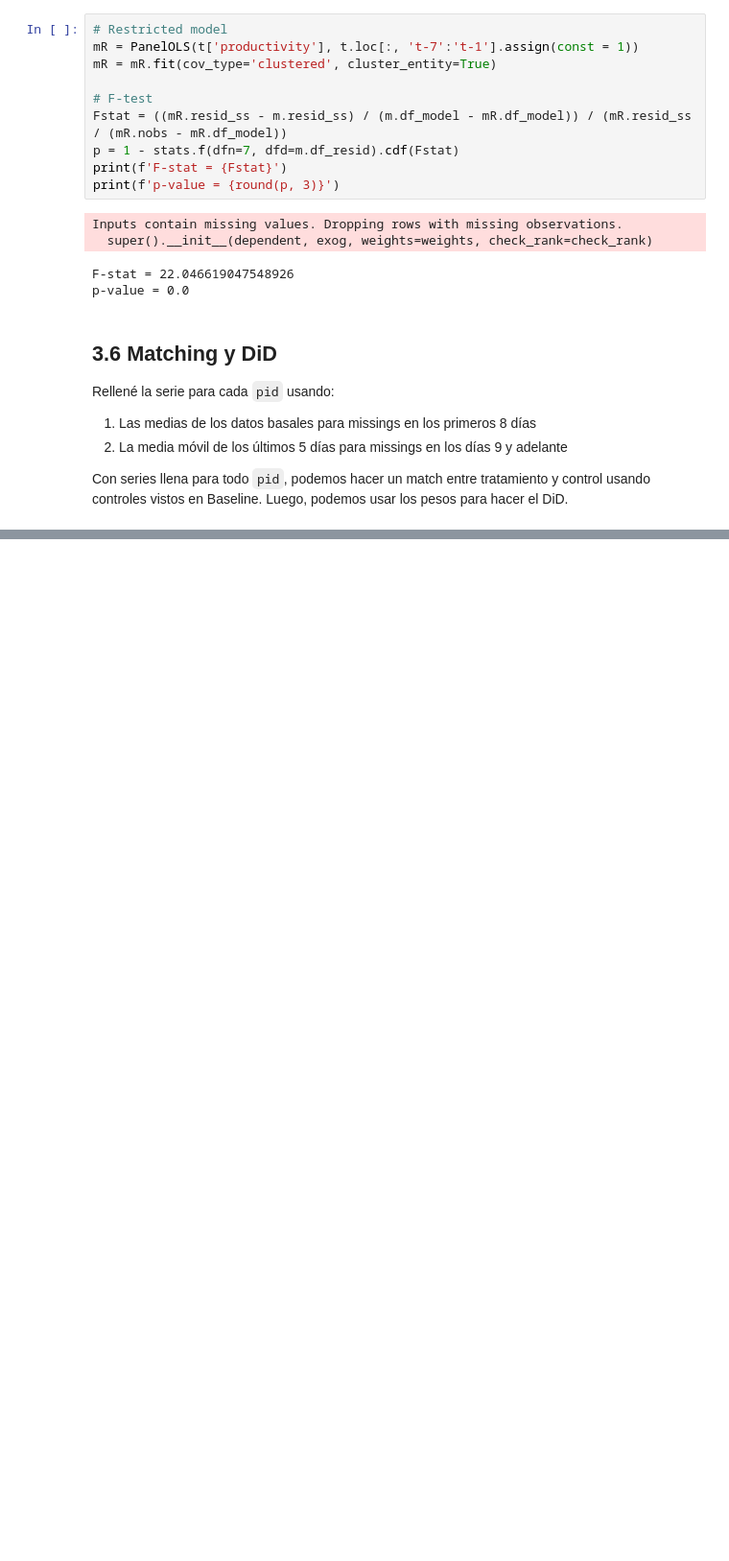
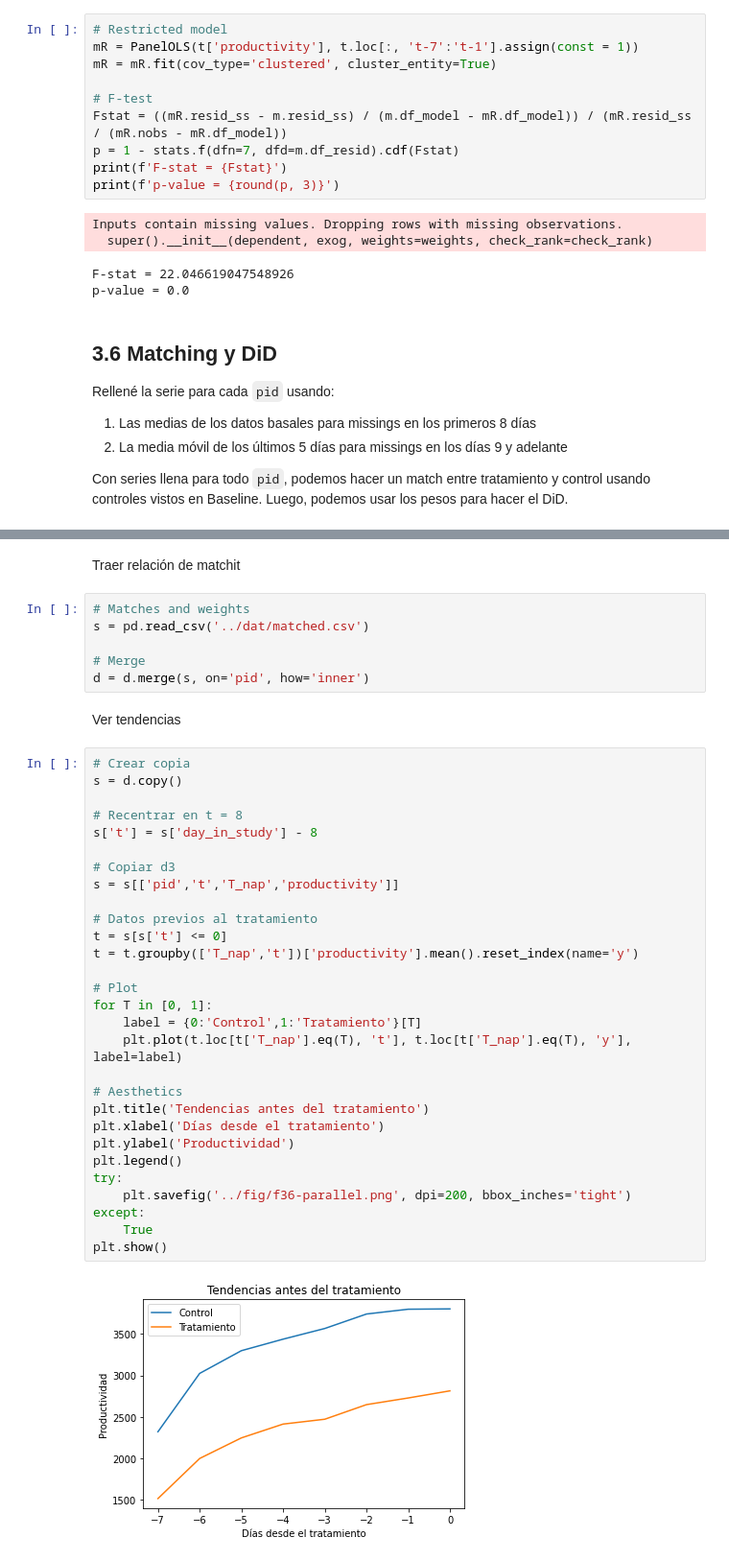
Before and after one commit to ArturoSbr/EmtrAp-hw01, a Jupyter notebook: cod/main.ipynb, the cells around one changed output, grey strips where cells are left out. Shown at 96% size. Cells and saved outputs as stored; diff of their text form; blank space fills up the shorter version.

```diff
--- a/cod/main.ipynb
+++ b/cod/main.ipynb
@@ -1037,2 +1042,43 @@ d = d.drop(columns=[col+'_B' for col in cols] + [col+'_ma' for col in cols])
 # Exportar para match en R
 d.to_csv('../dat/unmatched.csv', index=False)
+# %% [markdown]
+Traer relación de matchit
+# %%
+# Matches and weights
+s = pd.read_csv('../dat/matched.csv')
+
+# Merge
+d = d.merge(s, on='pid', how='inner')
+# %% [markdown]
+Ver tendencias
+# %%
+# Crear copia
+s = d.copy()
+
+# Recentrar en t = 8
+s['t'] = s['day_in_study'] - 8
+
+# Copiar d3
+s = s[['pid','t','T_nap','productivity']]
+
+# Datos previos al tratamiento
+t = s[s['t'] <= 0]
+t = t.groupby(['T_nap','t'])['productivity'].mean().reset_index(name='y')
+
+# Plot
+for T in [0, 1]:
+    label = {0:'Control',1:'Tratamiento'}[T]
+    plt.plot(t.loc[t['T_nap'].eq(T), 't'], t.loc[t['T_nap'].eq(T), 'y'], label=label)
+
+# Aesthetics
+plt.title('Tendencias antes del tratamiento')
+plt.xlabel('Días desde el tratamiento')
+plt.ylabel('Productividad')
+plt.legend()
+try:
+    plt.savefig('../fig/f36-parallel.png', dpi=200, bbox_inches='tight')
+except:
+    True
+plt.show()
+# %% [output]
+[figure, added]
```
Also changed, not shown: parts of 7 cells of this notebook.
